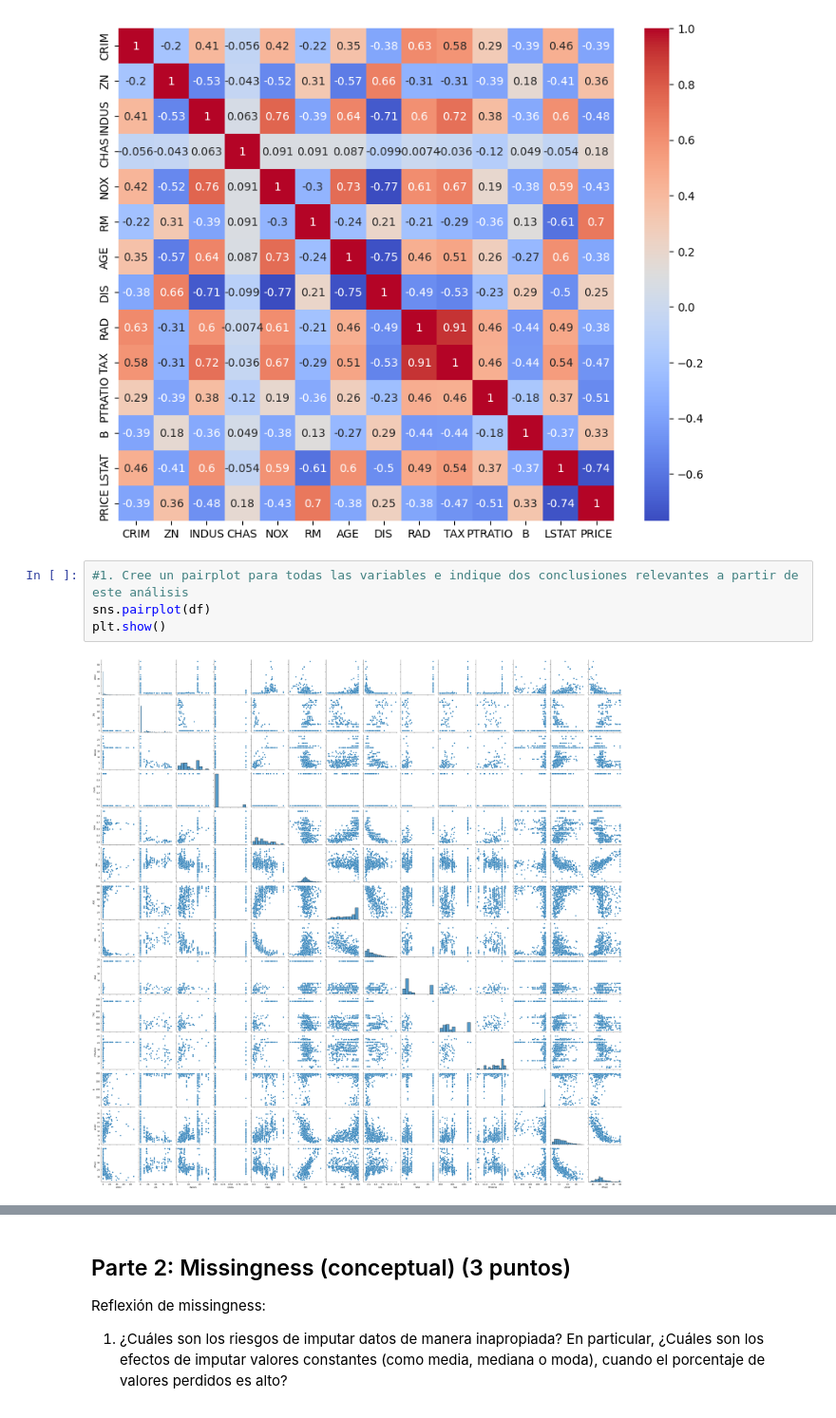
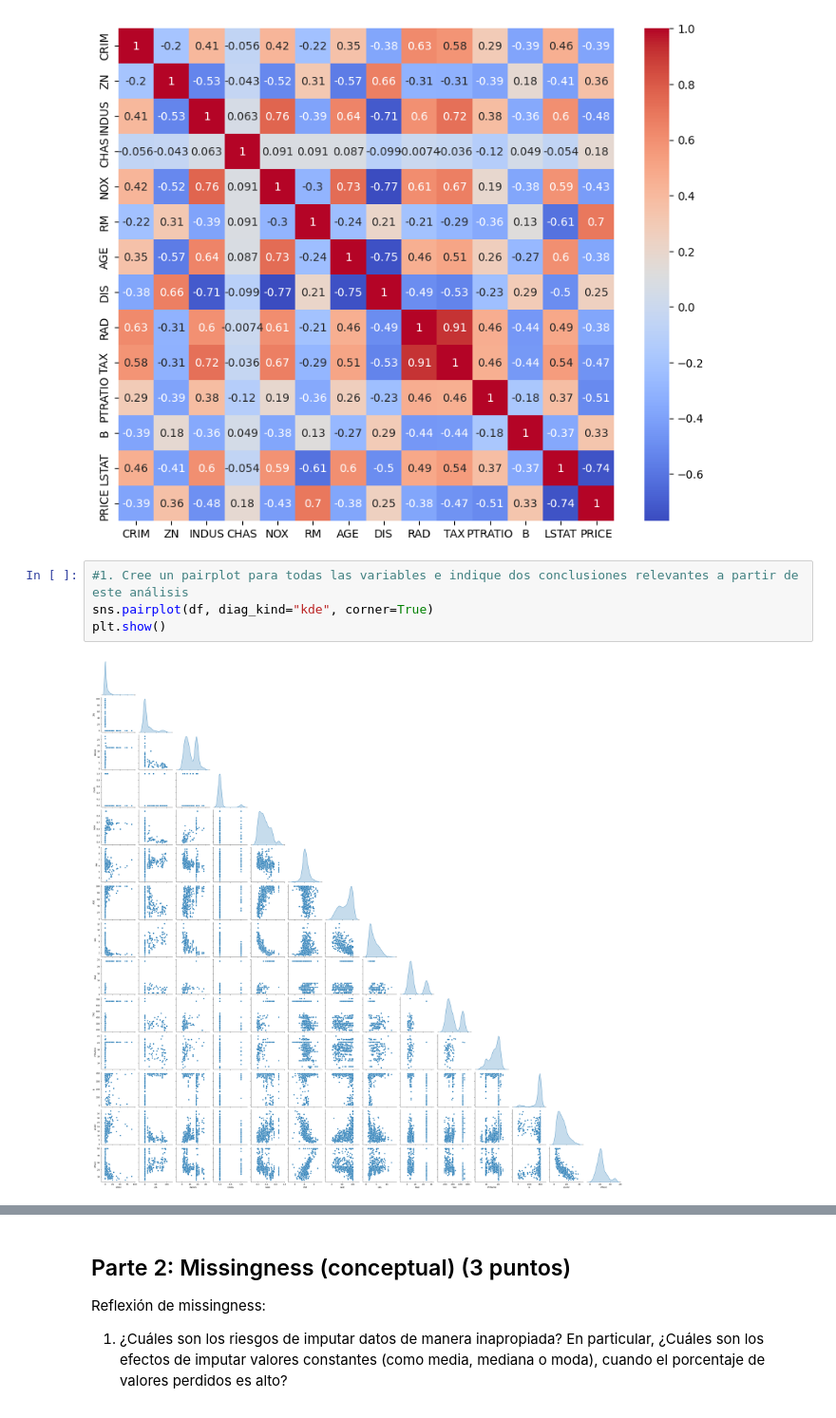
Before and after one commit to Codenid/data-discovery-lab2-eda-missingness-datos-atipicos, a Jupyter notebook: laboratorio_2_alum.ipynb, the cells around one changed output, grey strips where cells are left out. Shown at 95% size. Cells and saved outputs as stored; diff of their text form.

```diff
--- a/laboratorio_2_alum.ipynb
+++ b/laboratorio_2_alum.ipynb
@@ -208,7 +238,7 @@ plt.show()
 [figure]
 # %%
 #1. Cree un pairplot para todas las variables e indique dos conclusiones relevantes a partir de este análisis
-sns.pairplot(df)
+sns.pairplot(df, diag_kind="kde", corner=True)
 plt.show()
 # %% [output]
-[figure, old version]
+[figure, new version]
```
Also changed, not shown: parts of 12 cells of this notebook, 3 other files.
